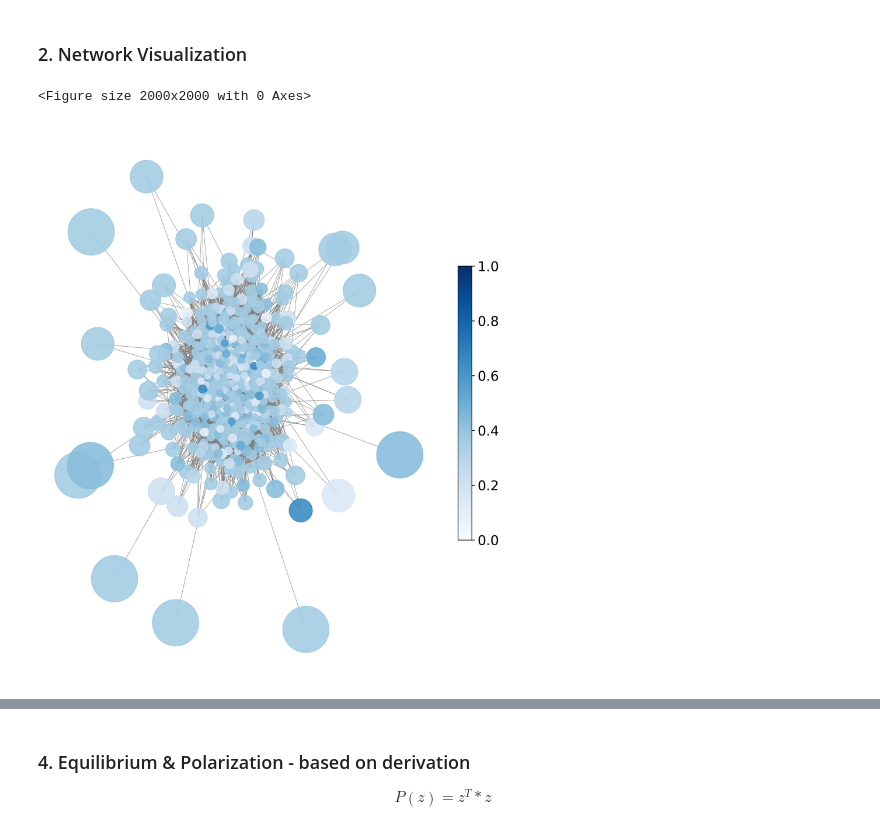
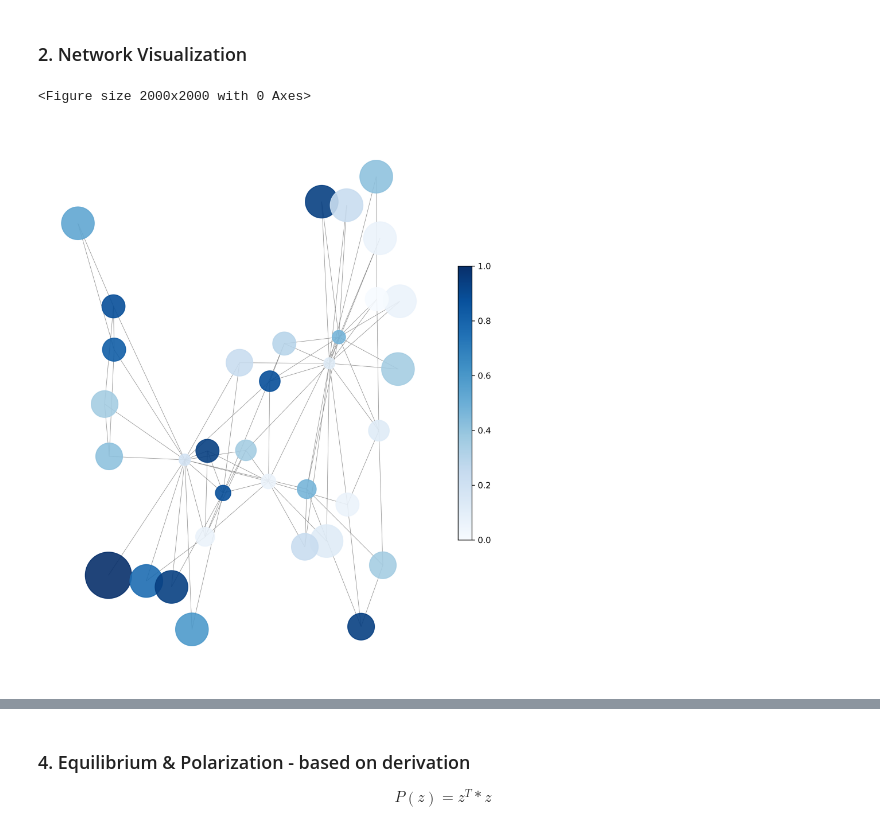
Before and after one commit to xzhan176/Network_Node_Selection, a Jupyter notebook: Python Code/RunFile-ZeroSum_Fictitious_Play.ipynb, the cells around one changed output, grey strips where cells are left out. Saved outputs shown, nothing was run; the diff lists cells and outputs as text; code cells hidden in the pictures.

```diff
--- a/Python Code/RunFile-ZeroSum_Fictitious_Play.ipynb
+++ b/Python Code/RunFile-ZeroSum_Fictitious_Play.ipynb
@@ -138,3 +21,17 @@ np.set_printoptions(precision=3)
+# %%
+network_name = 'karate'
+# network_name = 'reddit'
+
+np.set_printoptions(precision=3)
+
+# Game Parameters
+game_rounds = 5
+memory = 0  # for zero-sum, the memory is always 0
+experiment = 1
+polarization_fn = obj_polarization
+
+# Create the 'results' directory if it doesn't exist
+os.makedirs('results', exist_ok=True)
 # %% [markdown]
 ## Creating Network
 ### 1. Import Network
@@ -143,0 +38,5 @@ np.set_printoptions(precision=3)
+# %%
+network = import_network(network_name)
+
+G, s, n = network.init()
+nxG = nx.from_numpy_array(G)
@@ -145,74 +53,63 @@ np.set_printoptions(precision=3)
 ### 2. Network Visualization
 # %%
 ############################ Make Innate Opinion ################################
-# Read network opinions
-s_use = s.flatten()   # Convert array to a list for later operation
-s_use = s_use.tolist()
-new_s = [i * 30 for i in s_use]
-df = pd.DataFrame(new_s, columns=['Opinion']) #create a datafram with index at column 1, opinion at column 2
 
-######################### Calculate Key Values & Visualization #######################################3
-L = scipy.sparse.csgraph.laplacian(G, normed=False)  # Return the Laplacian matrix
+# Calculate Key Values & Visualization #######################################3
+# the Laplacian matrix
+L = scipy.sparse.csgraph.laplacian(G, normed=False)
 A = np.linalg.inv(np.identity(n) + L)  # A = (I + L)^(-1)  Adjacency Matrix
-m = num_edges(L, n)                    # call the function to calculate the number of edges
+# call the function to calculate the number of edges
+m = num_edges(L, n)
 columnsum_ij = np.sum(A, axis=0)
-nxG = nx.from_numpy_array(G)
 plt.figure(figsize=(20, 20))
 
-def node_edge(G, n):
-    edges =[]
-    for v in range(n):
-        a = np.array(np.nonzero(G[v])[0])
-        edge = len(a)
-#         print(edge)
-        edges.append(edge)
 
-    return edges
-
-node_edges = node_edge(G, n)
-
-
-min_equi =[]
-max_equi=[]
+node_edges = get_node_edges(G, n)
+min_equi = []
+max_equi = []
 
 # create color map
 color_map = []
 for node in nxG:
     if node in min_equi:
         color_map.append('orange')
     elif node in max_equi:
         color_map.append('Red')
     else:
-        #color_map.append('#1f77b4')
+        # color_map.append('#1f77b4')
         color_map.append('grey')
 
-
 # create node color map value
-s_use = s.flatten()
-s_use = s_use.tolist()
+# convert opinion array into data frame
+s_use = s.flatten().tolist()
 new_s = [i * 30 for i in s_use]
+# create a data frame with index at column 1, opinion at column 2
 df = pd.DataFrame(new_s, columns=['Opinion'])
 
 # create node sizes
-node_sizes =[]
+node_sizes = []
 for i in node_edges:
     node_size = 1/i*3000
     node_sizes.append(node_size)
 
-
 # visualize the network in high resolution
 plt.figure(figsize=(8, 9), dpi=300)  # Set the DPI for high resolution
 # draw subgraph for highlights
-my_pos = nx.spring_layout(nxG, k=0.3, seed = 2) #set a seed so the network will not give random layout
-nx.draw(nxG, pos= my_pos,with_labels=False, node_color=df['Opinion'].astype(int), cmap=plt.cm.Blues,node_size= node_sizes, edge_color='grey', width=0.5, font_color='black',font_size=12, font_weight='bold', alpha=0.9)
-#nx.draw(nxG, pos = my_pos, with_labels=False, node_color=color_map, node_size= node_sizes, edge_color='grey', width=0.5, font_color='white',font_size=9, font_weight='bold')
+# set a seed so the network will not give random layout
+my_pos = nx.spring_layout(nxG, k=0.3, seed=2)
+nx.draw(nxG, pos=my_pos, with_labels=False, node_color=df['Opinion'].astype(int),
+        cmap=plt.cm.Blues, node_size=node_sizes, edge_color='grey', width=0.5,
+        font_color='black', font_size=12, font_weight='bold', alpha=0.9)
+# nx.draw(nxG, pos = my_pos, with_labels=False, node_color=color_map, node_size= node_sizes, edge_color='grey', width=0.5, font_color='white',font_size=9, font_weight='bold')
 
-sm = plt.cm.ScalarMappable(cmap=plt.cm.Blues, norm=plt.Normalize(vmin = 0, vmax=1))
-cbar = plt.colorbar(sm, shrink = 0.5)
-tick_font_size = 16
-cbar.ax.tick_params(labelsize=tick_font_size)
-plt.show()
+sm = plt.cm.ScalarMappable(
+    cmap=plt.cm.Blues,
+    norm=plt.Normalize(vmin=0, vmax=1)
+)
+
+# visualize the network in high resolution
+cbar = plt.colorbar(sm, shrink=0.5, ax=plt.gca())
 # %% [output]
 <Figure size 2000x2000 with 0 Axes>
-[figure, old version]
+[figure, new version]
 # %% [markdown]
```
Also changed, not shown: parts of 50 cells of this notebook, 30 other files.
